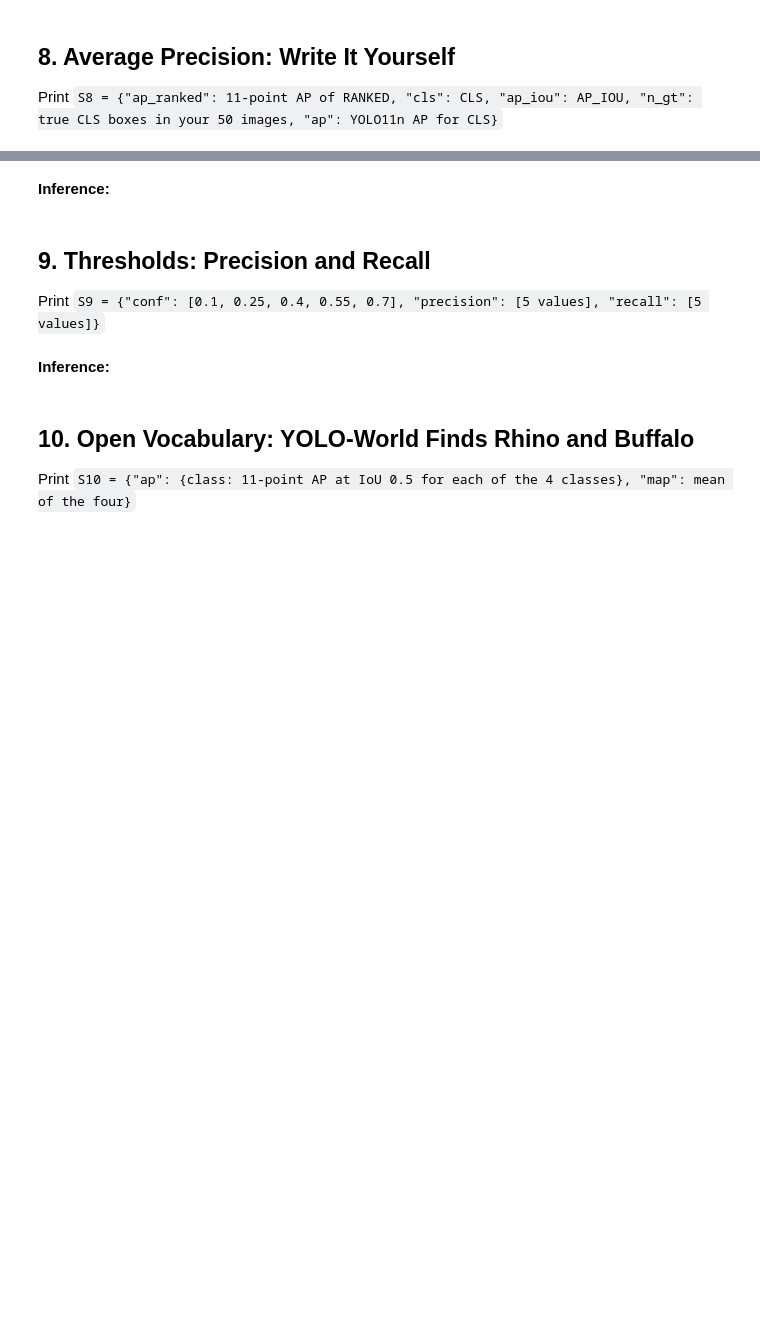
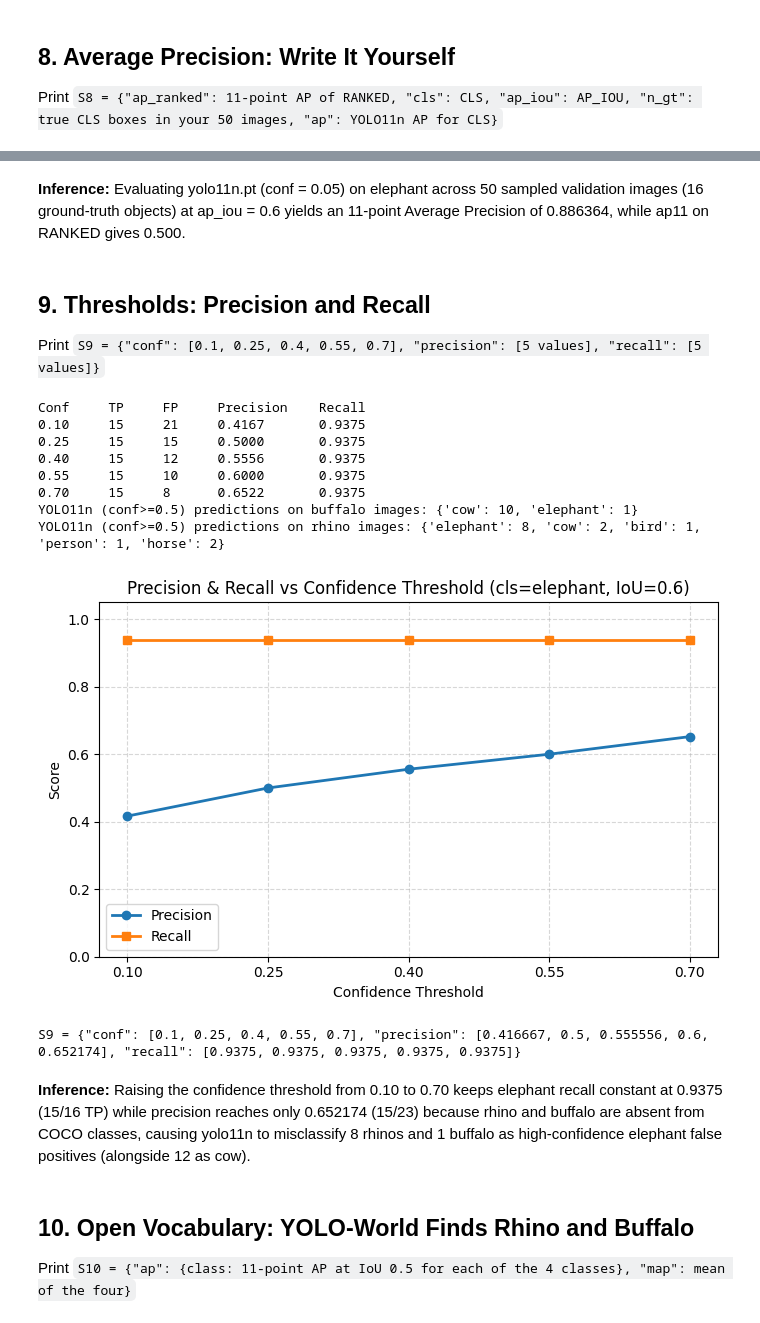
Before and after one commit to chinmaycs433/cognicx2, a Jupyter notebook: labs/lab11/lab11.ipynb, the cells around one changed output, grey strips where cells are left out. Saved outputs shown, nothing was run; the diff lists cells and outputs as text; code cells hidden in the pictures; blank space fills up the shorter version.

```diff
--- a/labs/lab11/lab11.ipynb
+++ b/labs/lab11/lab11.ipynb
@@ -454,11 +698,85 @@ Print `S8 = {"ap_ranked": 11-point AP of RANKED, "cls": CLS, "ap_iou": AP_IOU, "
 # %% [markdown]
-**Inference:**
+**Inference:** Evaluating yolo11n.pt (conf = 0.05) on elephant across 50 sampled validation images (16 ground-truth objects) at ap_iou = 0.6 yields an 11-point Average Precision of 0.886364, while ap11 on RANKED gives 0.500.
 # %% [markdown]
 ## 9. Thresholds: Precision and Recall
 
 Print `S9 = {"conf": [0.1, 0.25, 0.4, 0.55, 0.7], "precision": [5 values], "recall": [5 values]}`
+# %%
+import os, json
+import matplotlib.pyplot as plt
+
+confs = [0.1, 0.25, 0.4, 0.55, 0.7]
+precisions = []
+recalls = []
+
+print(f"{'Conf':<8} {'TP':<6} {'FP':<6} {'Precision':<12} {'Recall'}")
+for th in confs:
+    filt_dets = [d for d in detections if d[0] >= th]
+    lbls = match(filt_dets, gt_by_img, ap_iou_thresh)
+    tp = lbls.count("TP")
+    fp = lbls.count("FP")
+    prec = tp / (tp + fp) if (tp + fp) > 0 else 0.0
+    rec = tp / total_n_gt if total_n_gt > 0 else 0.0
+    precisions.append(round(prec, 6))
+    recalls.append(round(rec, 6))
+    print(f"{th:<8.2f} {tp:<6} {fp:<6} {prec:<12.4f} {rec:.4f}")
+
+rb_preds = {"buffalo": {}, "rhino": {}}
+id_to_ds = {v: k for k, v in ds_map.items()}
+for img_p in imgs_50:
+    stem = os.path.splitext(os.path.basename(img_p))[0]
+    lbl_p = os.path.join("african-wildlife", "labels", "val", stem + ".txt")
+    gt_classes = set()
+    if os.path.exists(lbl_p):
+        with open(lbl_p) as f:
+            for line in f:
+                parts = line.strip().split()
+                if len(parts) >= 5:
+                    c_name = id_to_ds.get(int(parts[0]), "")
+                    if c_name in rb_preds:
+                        gt_classes.add(c_name)
+    if gt_classes:
+        res = yolo_ap(img_p, conf=0.5, verbose=False)[0]
+        pred_names = [res.names[int(c)] for c in res.boxes.cls.tolist()]
+        for gc in gt_classes:
+            for pn in pred_names:
+                rb_preds[gc][pn] = rb_preds[gc].get(pn, 0) + 1
+
+print("YOLO11n (conf>=0.5) predictions on buffalo images:", rb_preds["buffalo"])
+print("YOLO11n (conf>=0.5) predictions on rhino images:", rb_preds["rhino"])
+
+plt.figure(figsize=(7, 4.5))
+plt.plot(confs, precisions, marker="o", linewidth=2, label="Precision")
+plt.plot(confs, recalls, marker="s", linewidth=2, label="Recall")
+plt.xlabel("Confidence Threshold")
+plt.ylabel("Score")
+plt.title(f"Precision & Recall vs Confidence Threshold (cls={cls_name}, IoU={ap_iou_thresh})")
+plt.xticks(confs)
+plt.ylim(0, 1.05)
+plt.grid(True, linestyle="--", alpha=0.5)
+plt.legend()
+plt.tight_layout()
+plt.show()
+
+S9 = {
+    "conf": confs,
+    "precision": precisions,
+    "recall": recalls,
+}
+print("S9 =", json.dumps(S9))
+# %% [output]
+Conf     TP     FP     Precision    Recall
+0.10     15     21     0.4167       0.9375
+0.25     15     15     0.5000       0.9375
+0.40     15     12     0.5556       0.9375
+0.55     15     10     0.6000       0.9375
+0.70     15     8      0.6522       0.9375
+YOLO11n (conf>=0.5) predictions on buffalo images: {'cow': 10, 'elephant': 1}
+YOLO11n (conf>=0.5) predictions on rhino images: {'elephant': 8, 'cow': 2, 'bird': 1, 'person': 1, 'horse': 2}
+[figure, added]
+S9 = {"conf": [0.1, 0.25, 0.4, 0.55, 0.7], "precision": [0.416667, 0.5, 0.555556, 0.6, 0.652174], "recall": [0.9375, 0.9375, 0.9375, 0.9375, 0.9375]}
 # %% [markdown]
-**Inference:**
+**Inference:** Raising the confidence threshold from 0.10 to 0.70 keeps elephant recall constant at 0.9375 (15/16 TP) while precision reaches only 0.652174 (15/23) because rhino and buffalo are absent from COCO classes, causing yolo11n to misclassify 8 rhinos and 1 buffalo as high-confidence elephant false positives (alongside 12 as cow).
 # %% [markdown]
 ## 10. Open Vocabulary: YOLO-World Finds Rhino and Buffalo
 
```
Also changed, not shown: parts of 6 cells of this notebook.
